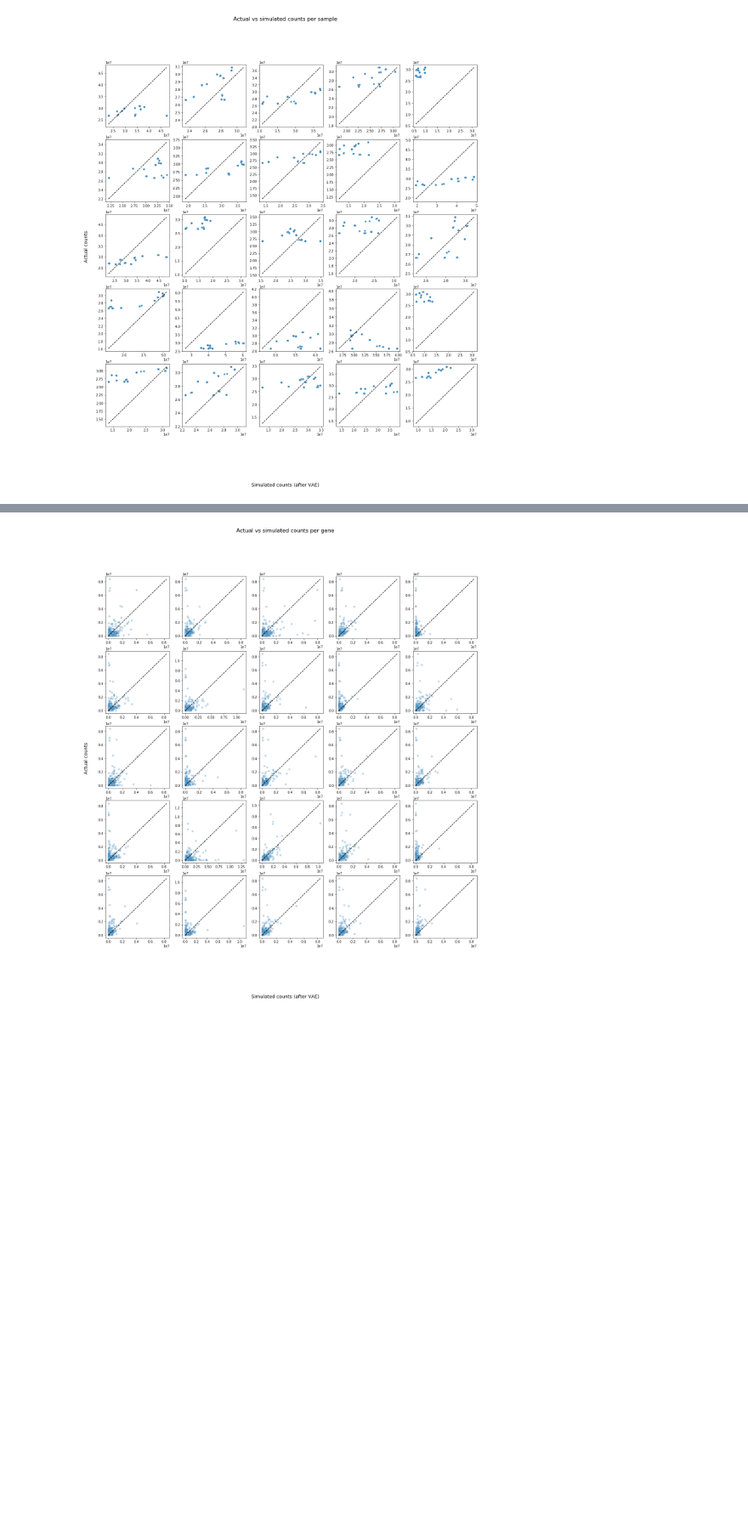
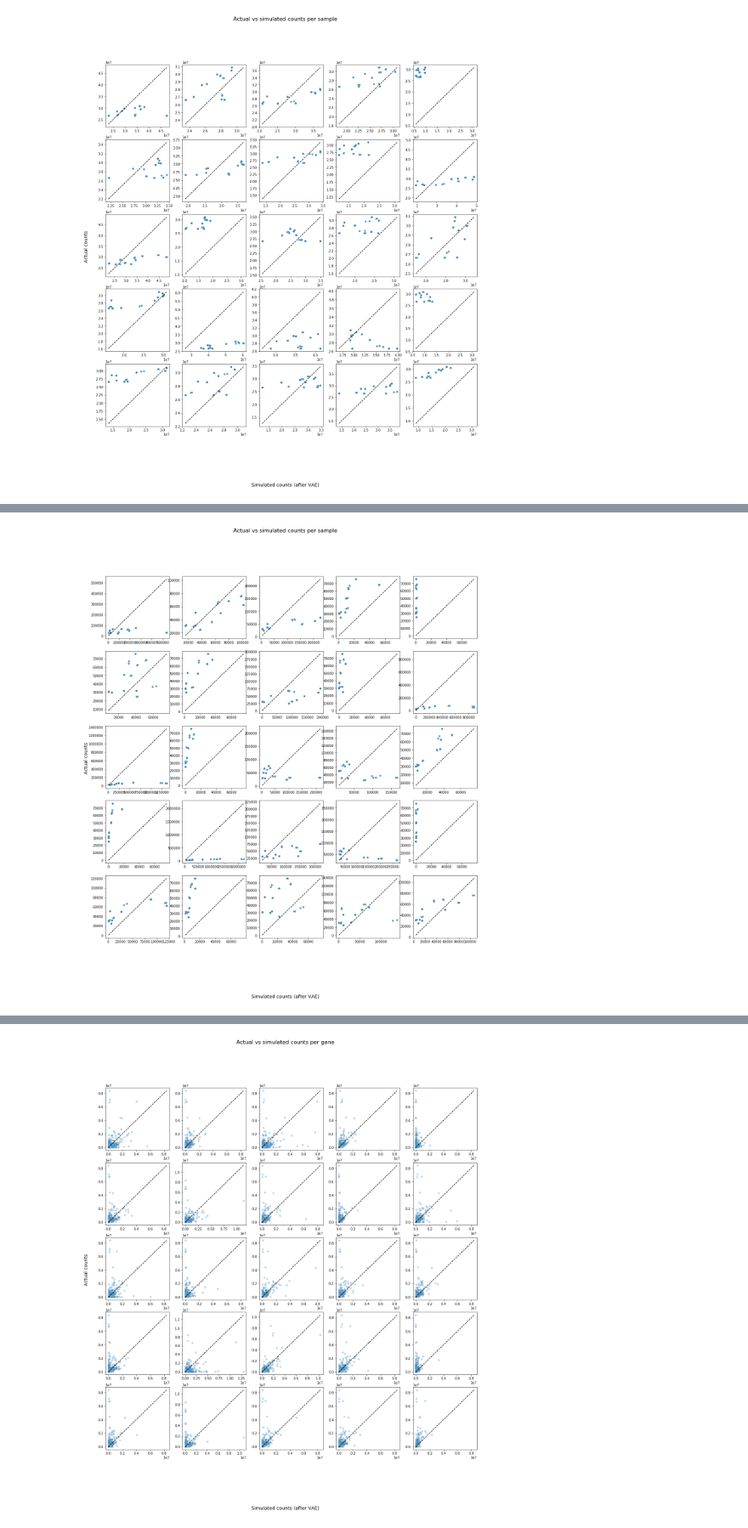
Before and after one commit to greenelab/generic-expression-patterns, a Jupyter notebook: explore_RNAseq_only_generic_genes/1c_original_vs_simulated_counts.ipynb, the cells around one changed output, grey strips where cells are left out. Shown at 85% size. Cells and saved outputs as stored; diff of their text form; code cells hidden in the pictures; blank space fills up the shorter version.

```diff
--- a/explore_RNAseq_only_generic_genes/1c_original_vs_simulated_counts.ipynb
+++ b/explore_RNAseq_only_generic_genes/1c_original_vs_simulated_counts.ipynb
@@ -198,0 +252,9 @@ scatter_plot_original_vs_simulated(
+# %%
+# Get uncorrelated gene ids
+uncorrelated_ranking = shared_ranking[
+    (shared_ranking["Percentile (simulated)"] > 80)
+    & (shared_ranking["DE_Prior_Rank"] < 20)
+]
+
+uncorrelated_genes = uncorrelated_ranking["Gene_Name"]
+print(len(uncorrelated_genes))
@@ -198,0 +287,13 @@ scatter_plot_original_vs_simulated(
+# %%
+# Compare per sample for RNA-seq only generic genes
+scatter_plot_original_vs_simulated(
+    ncols=5,
+    nrows=5,
+    fig_width=20,
+    fig_height=20,
+    num_simulated=25,
+    by_sample_or_gene="sample",
+    gene_list=uncorrelated_genes,
+)
+# %% [output]
+[figure, added]
```
Also changed, not shown: parts of 11 cells of this notebook, 2 other files.
